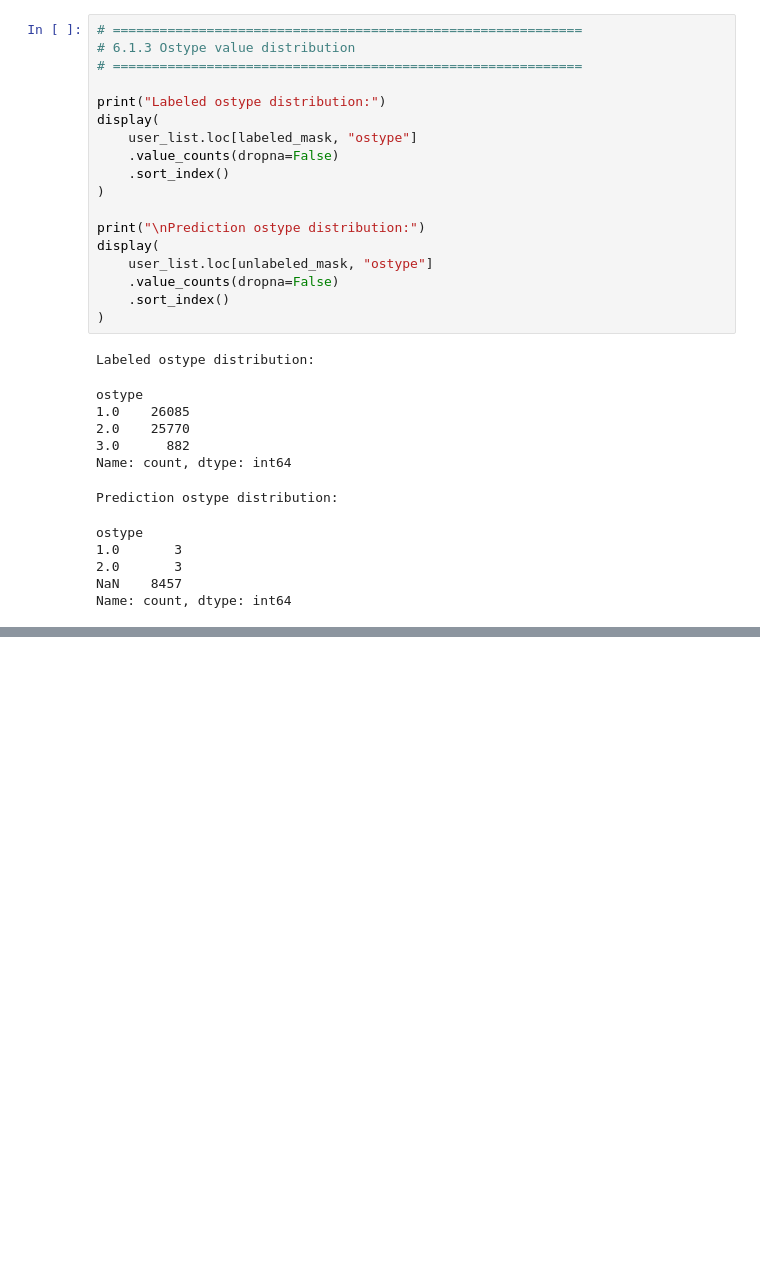
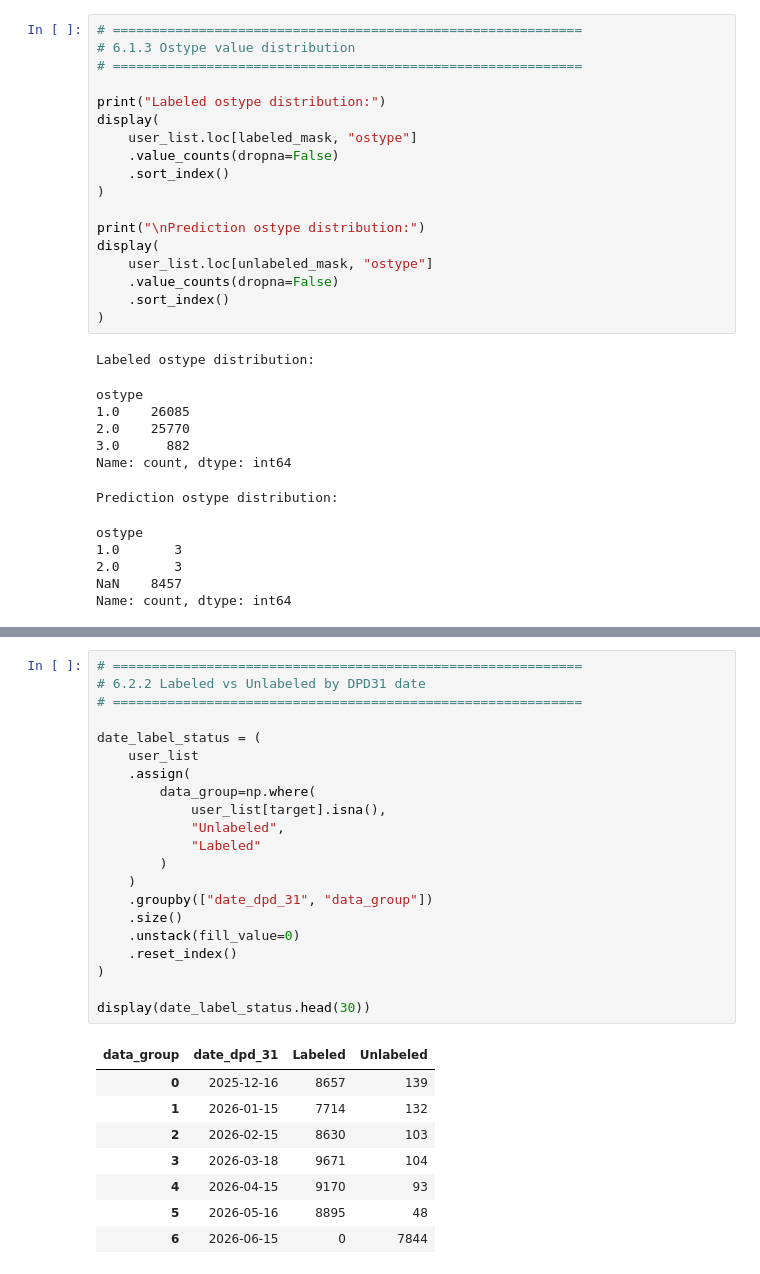
Before and after one commit to Khishigjargal42/toki_ds_task, a Jupyter notebook: notebooks/Toki_DPD91_Final.ipynb, the cells around one changed output, grey strips where cells are left out. Cells and saved outputs as stored; diff of their text form; blank space fills up the shorter version.

```diff
--- a/notebooks/Toki_DPD91_Final.ipynb
+++ b/notebooks/Toki_DPD91_Final.ipynb
@@ -936,0 +984,30 @@ Name: count, dtype: int64
+# %%
+# ============================================================
+# 6.2.2 Labeled vs Unlabeled by DPD31 date
+# ============================================================
+
+date_label_status = (
+    user_list
+    .assign(
+        data_group=np.where(
+            user_list[target].isna(),
+            "Unlabeled",
+            "Labeled"
+        )
+    )
+    .groupby(["date_dpd_31", "data_group"])
+    .size()
+    .unstack(fill_value=0)
+    .reset_index()
+)
+
+display(date_label_status.head(30))
+# %% [output]
+| data_group | date_dpd_31 | Labeled | Unlabeled |
+| 0 | 2025-12-16 | 8657 | 139 |
+| 1 | 2026-01-15 | 7714 | 132 |
+| 2 | 2026-02-15 | 8630 | 103 |
+| 3 | 2026-03-18 | 9671 | 104 |
+| 4 | 2026-04-15 | 9170 | 93 |
+| 5 | 2026-05-16 | 8895 | 48 |
+| 6 | 2026-06-15 | 0 | 7844 |
```
Also changed, not shown: parts of 36 cells of this notebook.
